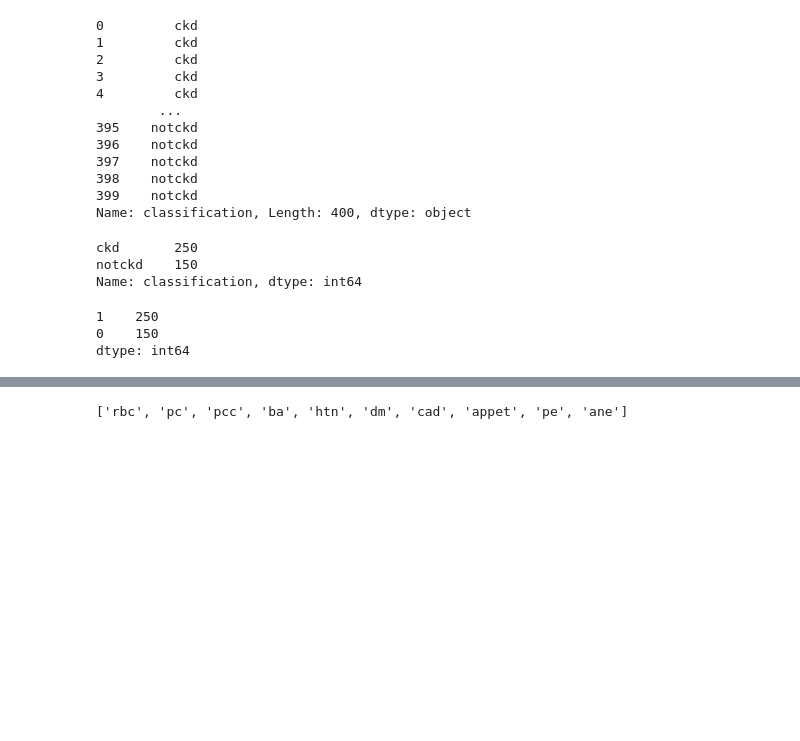
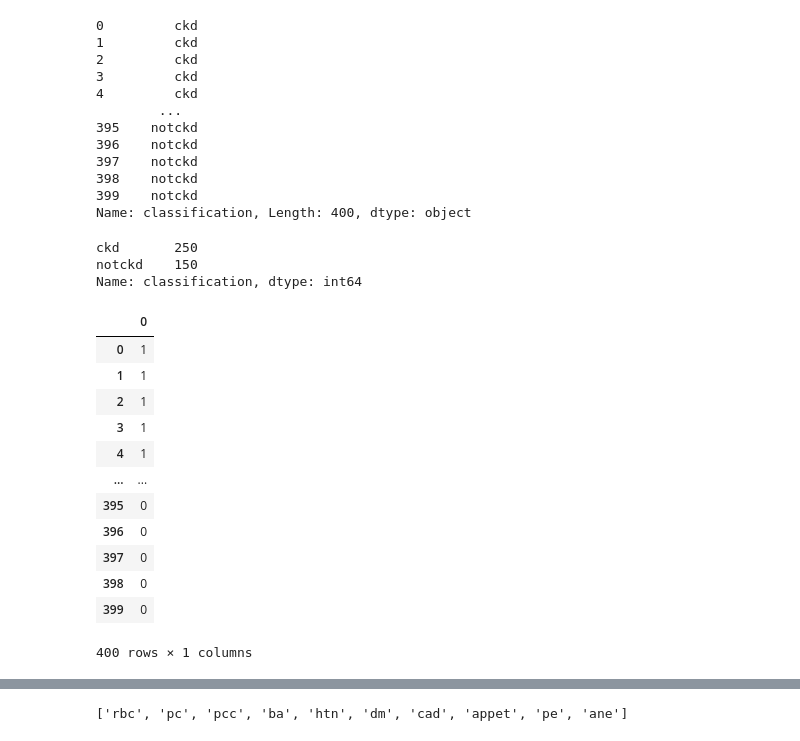
Before and after one commit to lagyal/Chronic-Kidney-Disease, a Jupyter notebook: Chronic Kidney Disease.ipynb, the cells around one changed output, grey strips where cells are left out. Saved outputs shown, nothing was run; the diff lists cells and outputs as text; code cells hidden in the pictures; blank space fills up the shorter version.

```diff
--- a/Chronic Kidney Disease.ipynb
+++ b/Chronic Kidney Disease.ipynb
@@ -449,8 +449,19 @@ Name: classification, dtype: int64
 # %%
 y = np.where(y=='ckd', 1,0)
 # %%
-pd.DataFrame(y).value_counts()
+y = pd.DataFrame(y)
+y
 # %% [output]
+|  | 0 |
+| 0 | 1 |
+| 1 | 1 |
+| 2 | 1 |
+| 3 | 1 |
+| 4 | 1 |
+| ... | ... |
+| 395 | 0 |
+| 396 | 0 |
+| 397 | 0 |
+| 398 | 0 |
+| 399 | 0 |
-1    250
-0    150
-dtype: int64
+400 rows × 1 columns
```
Also changed, not shown: parts of 25 cells of this notebook, 1 other file.
